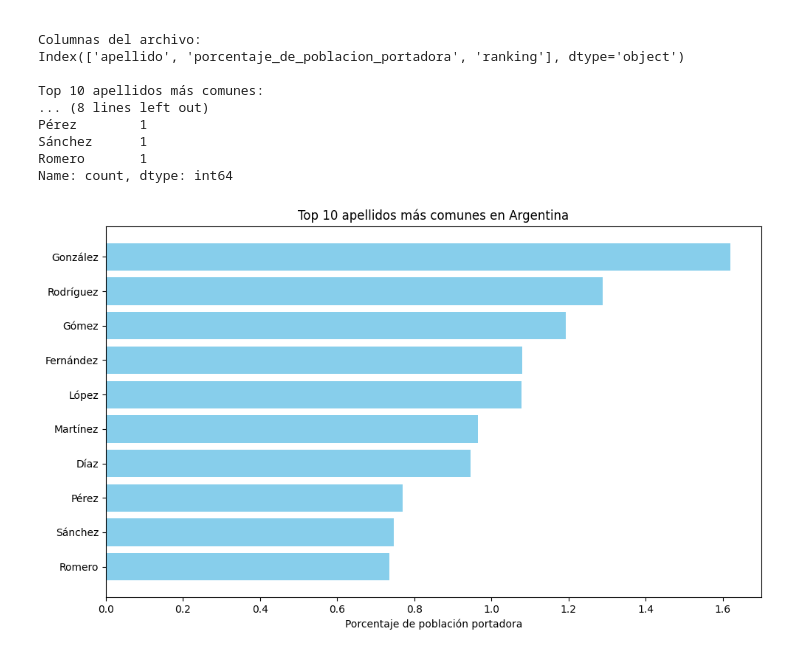
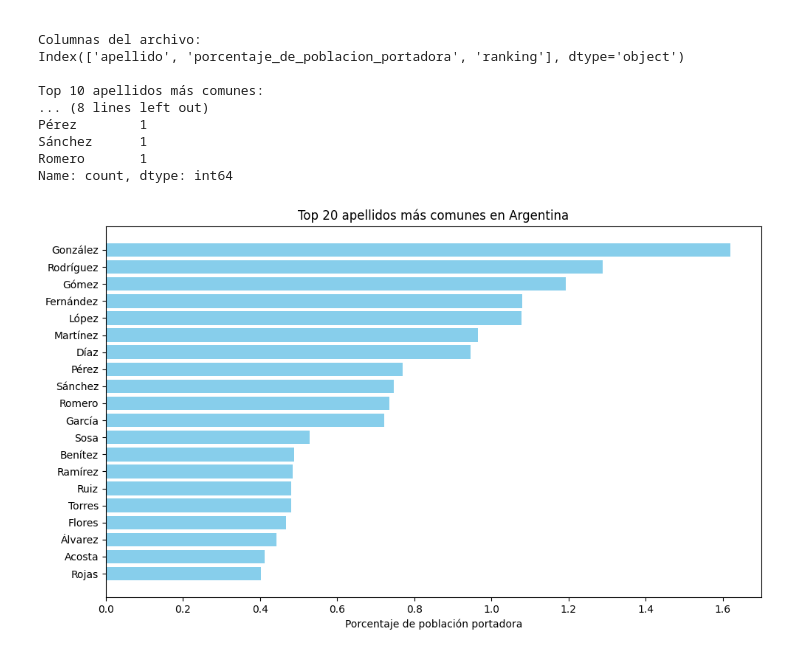
Before and after one commit to rada863/proyecto_1, a Jupyter notebook: proyecto_1.ipynb, the cells around one changed output. Saved outputs shown, nothing was run; the diff lists cells and outputs as text; code cells hidden in the pictures.

```diff
--- a/proyecto_1.ipynb
+++ b/proyecto_1.ipynb
@@ -442,19 +446,19 @@ Name: count, dtype: int64
 # %%
 import matplotlib.pyplot as plt
 
 # Convertir porcentaje a número para graficar
 df['porcentaje_de_poblacion_portadora'] = pd.to_numeric(df['porcentaje_de_poblacion_portadora'], errors='coerce')
 
 # Graficar los 10 primeros apellidos
-top10 = df.head(10)
+top10 = df.head(20)
 plt.figure(figsize=(10,6))
 plt.barh(top10['apellido'], top10['porcentaje_de_poblacion_portadora'], color='skyblue')
 plt.xlabel('Porcentaje de población portadora')
-plt.title('Top 10 apellidos más comunes en Argentina')
+plt.title('Top 20 apellidos más comunes en Argentina')
 plt.gca().invert_yaxis()
 plt.tight_layout()
 plt.show()
 # %% [output]
-[figure, old version]
+[figure, new version]
 # %%
 df_sorted = df.sort_values(by='porcentaje_de_poblacion_portadora', ascending=False)
```
Also changed, not shown: parts of 12 cells of this notebook, 1 other file.
